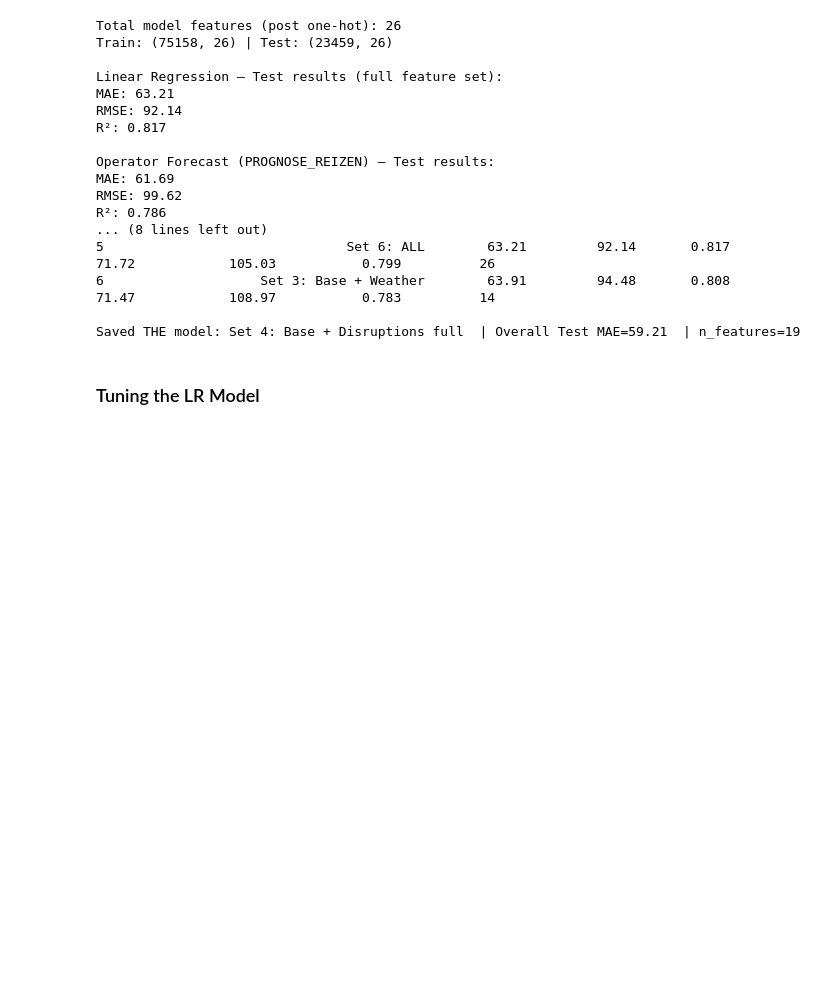
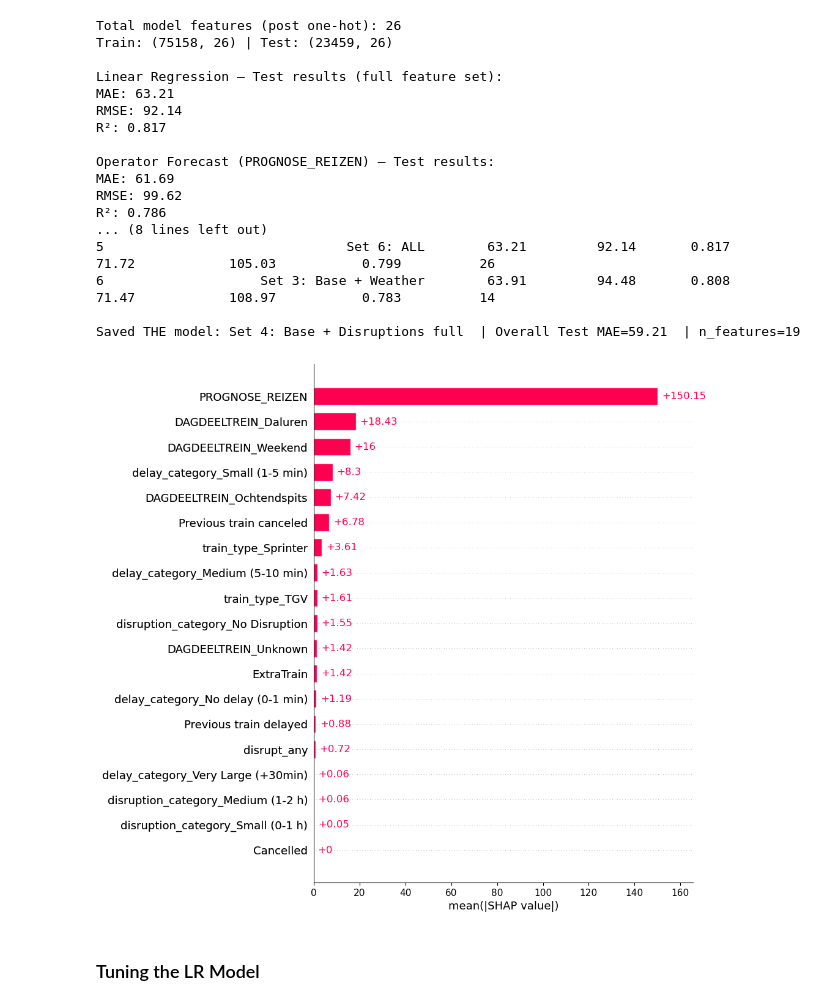
Before and after one commit to Merelkramer/Group2_NS, a Jupyter notebook: LinearRegression_Amelija_new.ipynb, the cells around one changed output. Saved outputs shown, nothing was run; the diff lists cells and outputs as text; code cells hidden in the pictures; blank space fills up the shorter version.

Commit message:
Added shap

```diff
--- a/LinearRegression_Amelija_new.ipynb
+++ b/LinearRegression_Amelija_new.ipynb
@@ -247,6 +247,31 @@ R²: 0.786
 6                    Set 3: Base + Weather        63.91         94.48       0.808            71.47            108.97           0.783          14
 
 Saved THE model: Set 4: Base + Disruptions full  | Overall Test MAE=59.21  | n_features=19
+# %%
+import shap
+
+# Use the aligned training matrix for SHAP
+X_shap = df[feature_sets[THE_FEATURE_SET_NAME]].copy()
+auto_cat = [c for c in X_shap.columns if X_shap[c].dtype == "object" or pd.api.types.is_string_dtype(X_shap[c])]
+cat_cols = sorted(set(auto_cat) | (set(X_shap.columns) & FORCE_CAT))
+X_shap = pd.get_dummies(X_shap, columns=cat_cols, drop_first=True)
+X_shap = X_shap.reindex(columns=THE_FEATURE_COLUMNS, fill_value=0.0)
+
+explainer = shap.Explainer(THE_MODEL_PIPE, X_shap)
+shap_values = explainer(X_shap)
+
+# Global importance without beeswarm
+try:
+    shap.plots.bar(shap_values, max_display=20)
+except Exception:
+    # manual importance if needed
+    vals = np.asarray(getattr(shap_values, "values", shap_values), dtype=np.float64)
+    mean_abs = np.abs(vals).mean(axis=0)
+    imp = pd.Series(mean_abs, index=THE_FEATURE_COLUMNS).sort_values(ascending=False).head(20)
+    imp.plot(kind="barh", figsize=(8,6)); plt.gca().invert_yaxis(); plt.title("Top 20 mean |SHAP|")
+    plt.tight_layout(); plt.show()
+# %% [output]
+[figure, added]
 # %% [markdown]
 ### Tuning the LR Model
 # %%
```
Also changed, not shown: parts of 3 cells of this notebook.
